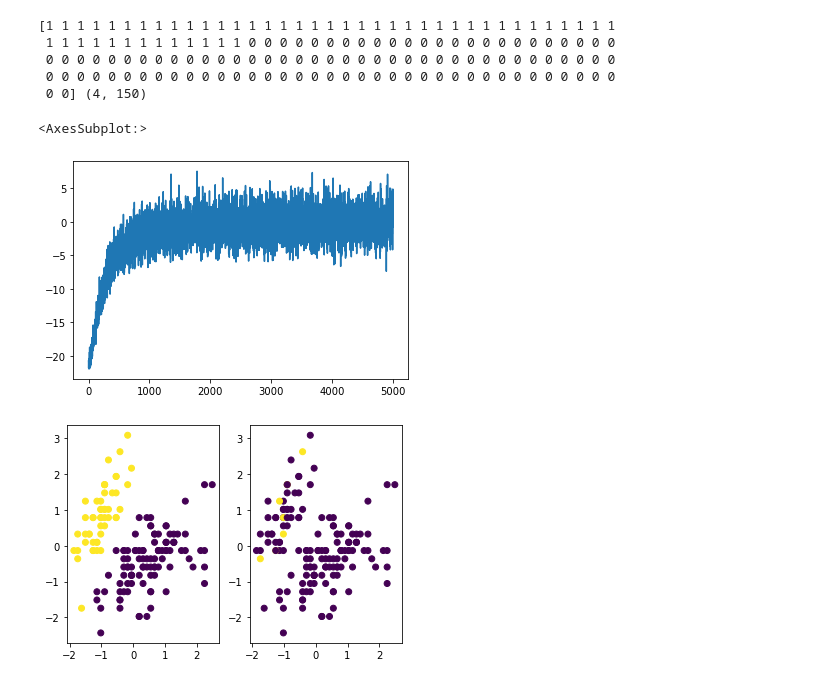
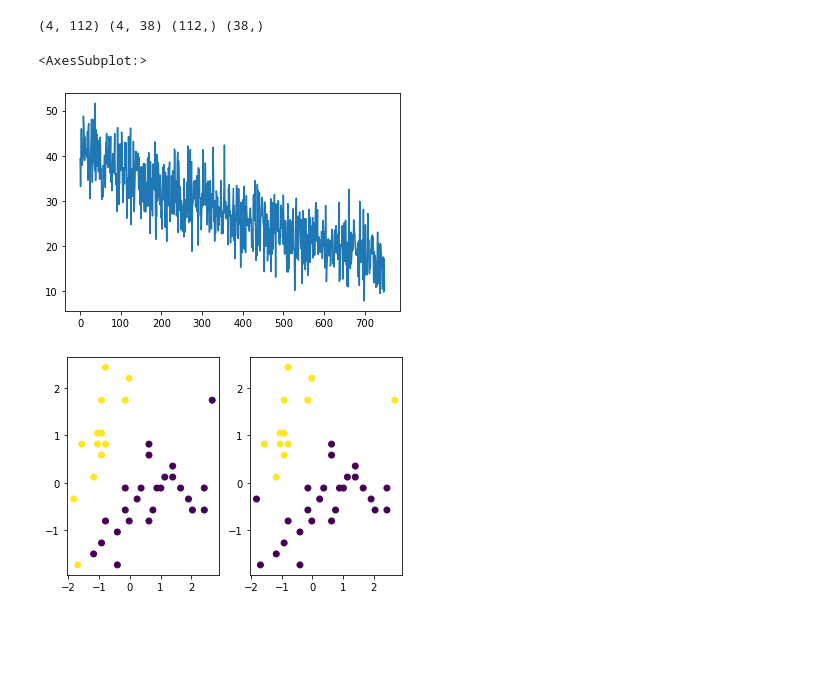
Before and after one commit to gdubbs100/dl_course, a Jupyter notebook: neural_network_from_scratch.ipynb, the cells around one changed output. Cells and saved outputs as stored; diff of their text form; code cells hidden in the pictures; blank space fills up the shorter version.

Commit message:
split into test and training dataset

```diff
--- a/neural_network_from_scratch.ipynb
+++ b/neural_network_from_scratch.ipynb
@@ -6,17 +6,18 @@ import matplotlib.pyplot as plt
 # %%
 from sklearn import datasets
 from sklearn.preprocessing import StandardScaler
+from sklearn.model_selection import train_test_split
 
 iris = datasets.load_iris()
-X = StandardScaler().fit_transform(iris["data"]).T
-y = (iris["target"] == 0).astype(np.int64)
-print(y, X.shape)
+X_train, X_test, y_train, y_test = train_test_split(iris["data"], iris["target"])
+scaler = StandardScaler()
+X_train = scaler.fit_transform(X_train).T
+X_test = scaler.transform(X_test).T
+y_train = (y_train == 0).astype(np.int64)
+y_test = (y_test == 0).astype(np.int64)
+print(X_train.shape, X_test.shape, y_train.shape, y_test.shape)
 # %% [output]
-[1 1 1 1 1 1 1 1 1 1 1 1 1 1 1 1 1 1 1 1 1 1 1 1 1 1 1 1 1 1 1 1 1 1 1 1 1
- 1 1 1 1 1 1 1 1 1 1 1 1 1 0 0 0 0 0 0 0 0 0 0 0 0 0 0 0 0 0 0 0 0 0 0 0 0
- 0 0 0 0 0 0 0 0 0 0 0 0 0 0 0 0 0 0 0 0 0 0 0 0 0 0 0 0 0 0 0 0 0 0 0 0 0
- 0 0 0 0 0 0 0 0 0 0 0 0 0 0 0 0 0 0 0 0 0 0 0 0 0 0 0 0 0 0 0 0 0 0 0 0 0
- 0 0] (4, 150)
+(4, 112) (4, 38) (112,) (38,)
 # %%
 # new grad func
 def calcLoss(actual, pred):
@@ -67,14 +68,13 @@ class NeuralNetwork:
 
     def __init__(self, layers):
         self.layers = layers
-        self.batch_size = 1
 
-    def forward(self, X):
+    def forward(self, X, train = True):
         for L in self.layers:
-            X = L.forward(X)
+            X = L.forward(X, train = train)
         return X
 
-    def train(self, X, y, epochs = 1, learning_rate = 0.01, batch_size = 150):
+    def train(self, X, y, epochs = 1, learning_rate = 0.01, batch_size = 150, lambd = 0):
 
         # record training errors
         errors = {}
@@ -96,7 +96,7 @@ class NeuralNetwork:
             da = calcGrad(y_actual, A)
 
             errors[i] = np.sum(da)
-            # print(errors[i])
+
             # back prop
             for j in range(len(self.layers) - 1, -1, -1):
                 current_layer = self.layers[j]
@@ -109,37 +109,39 @@ class NeuralNetwork:
 
     def predict(self, X):
         # forward pass
-        A = self.forward(X)
+        A = self.forward(X, train = False)
         return A
 # %%
 layer1 = NetLayer(4, 3, sigmoid)
-layer2 = NetLayer(3, 1, sigmoid,0.1)
+layer2 = NetLayer(3, 3, sigmoid)
 layer3 = NetLayer(3, 1, sigmoid)
+
 layers = [
     layer1,
-    layer2
+    #layer2,
+    layer3
 ]
 
 net = NeuralNetwork(layers)
 
 
-results = net.train(X, y, batch_size = 150, epochs =5000, learning_rate=0.1)
+results = net.train(X_train, y_train, batch_size = 110, epochs =750, learning_rate=0.01)
 
 # check that cost function is converging
 pd.Series(results).plot()
 # %% [output]
 <AxesSubplot:>
-[figure, old version]
+[figure, new version]
 # %%
-preds = np.round(net.predict(X))
+preds = np.round(net.predict(X_test))
 fig, ax = plt.subplots(1,2)
 
 # check how well our predictions match the truth
 # note just training set - just checking that our model does work as we expect, not generalisability
-ax[0].scatter(X[0,:], X[1,:], c = y)
-ax[1].scatter(X[0,:], X[1,:], c = preds);
+ax[0].scatter(X_test[0,:], X_test[1,:], c = y_test)
+ax[1].scatter(X_test[0,:], X_test[1,:], c = preds);
 # %% [output]
-[figure, old version]
+[figure, new version]
 # %%
 # get the dropout matrix
 keep_prob = 1
```
